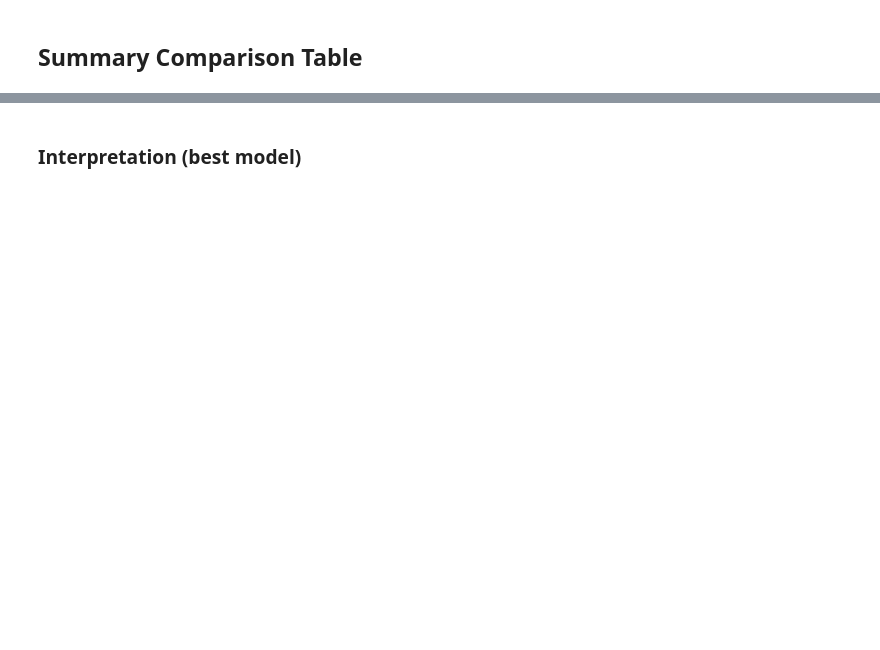
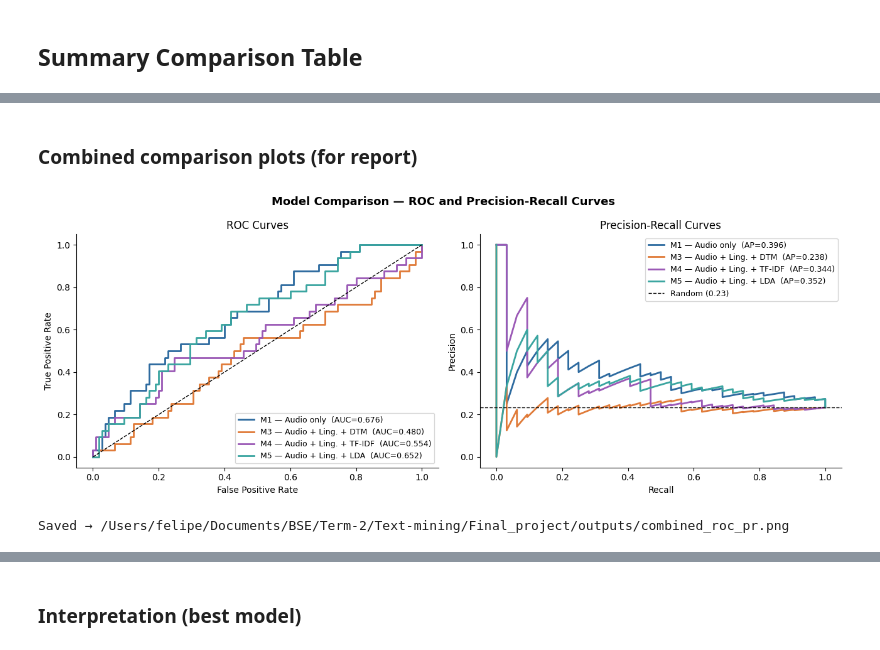
Before and after one commit to Manzife/Text-Mining, a Jupyter notebook: notebooks/05_prediction_model.ipynb, the cells around one changed output, grey strips where cells are left out. Cells and saved outputs as stored; diff of their text form; code cells hidden in the pictures; blank space fills up the shorter version.

Commit message:
Final Model

```diff
--- a/notebooks/05_prediction_model.ipynb
+++ b/notebooks/05_prediction_model.ipynb
@@ -468,0 +711,53 @@ display(
+# %% [markdown]
+### Combined comparison plots (for report)
+# %%
+# ── Combined ROC + PR curves for Models 1, 3, 4, 5 ──────────────────────────
+# all_results indices: 0=M1, 1=M2, 2=M3, 3=M4, 4=M5
+report_models = [
+    (all_results[0], "M1 — Audio only",         "#2D6A9F"),
+    (all_results[2], "M3 — Audio + Ling. + DTM", "#E07B39"),
+    (all_results[3], "M4 — Audio + Ling. + TF-IDF", "#9B59B6"),
+    (all_results[4], "M5 — Audio + Ling. + LDA", "#3AA5A0"),
+]
+
+fig, axes = plt.subplots(1, 2, figsize=(13, 5))
+fig.suptitle("Model Comparison — ROC and Precision-Recall Curves",
+             fontweight="bold", fontsize=13)
+
+for res, label, color in report_models:
+    y_prob = res["_y_prob"]
+    auc    = res["AUC-ROC"]
+    ap     = res["Avg Precision (PR)"]
+
+    fpr, tpr, _       = roc_curve(y_test, y_prob)
+    prec, rec, _      = precision_recall_curve(y_test, y_prob)
+
+    axes[0].plot(fpr, tpr, color=color, lw=2, label=f"{label}  (AUC={auc:.3f})")
+    axes[1].plot(rec, prec, color=color, lw=2, label=f"{label}  (AP={ap:.3f})")
+
+# ROC — reference diagonal
+axes[0].plot([0, 1], [0, 1], "k--", lw=1)
+axes[0].set_title("ROC Curves")
+axes[0].set_xlabel("False Positive Rate")
+axes[0].set_ylabel("True Positive Rate")
+axes[0].legend(loc="lower right", fontsize=9)
+axes[0].spines["top"].set_visible(False)
+axes[0].spines["right"].set_visible(False)
+
+# PR — reference line (random classifier = hit prevalence)
+hit_rate = y_test.mean()
+axes[1].axhline(hit_rate, color="k", linestyle="--", lw=1, label=f"Random ({hit_rate:.2f})")
+axes[1].set_title("Precision-Recall Curves")
+axes[1].set_xlabel("Recall")
+axes[1].set_ylabel("Precision")
+axes[1].legend(loc="upper right", fontsize=9)
+axes[1].spines["top"].set_visible(False)
+axes[1].spines["right"].set_visible(False)
+
+plt.tight_layout()
+plt.savefig(OUTPUTS / "combined_roc_pr.png", dpi=300, bbox_inches="tight")
+plt.show()
+print(f"Saved → {OUTPUTS / 'combined_roc_pr.png'}")
+# %% [output]
+[figure, added]
+Saved → /Users/felipe/Documents/BSE/Term-2/Text-mining/Final_project/outputs/combined_roc_pr.png
```
Also changed, not shown: parts of 25 cells of this notebook.
